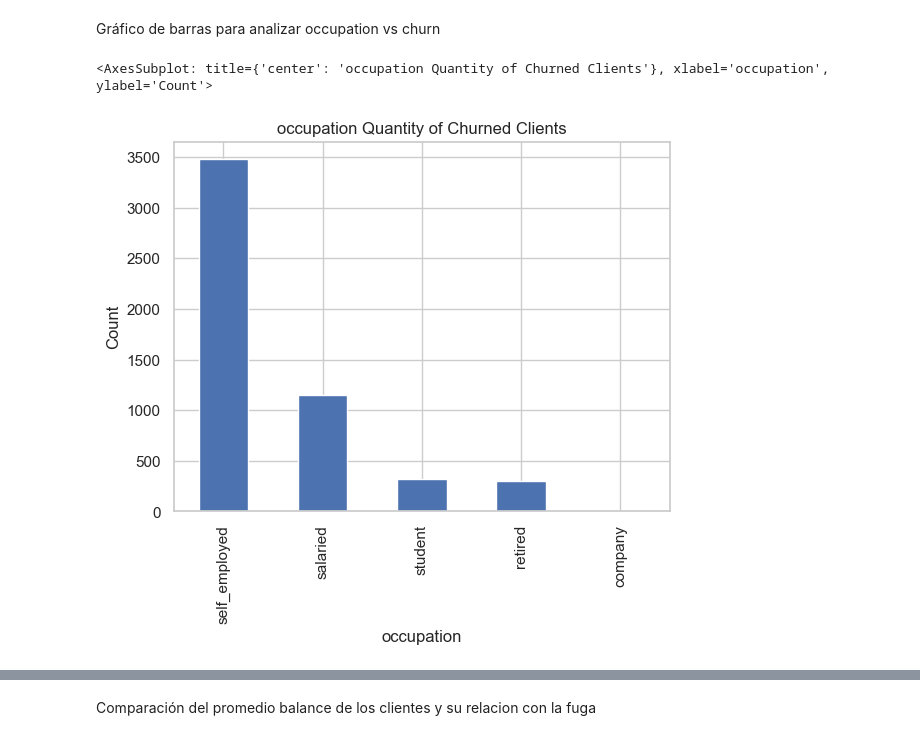
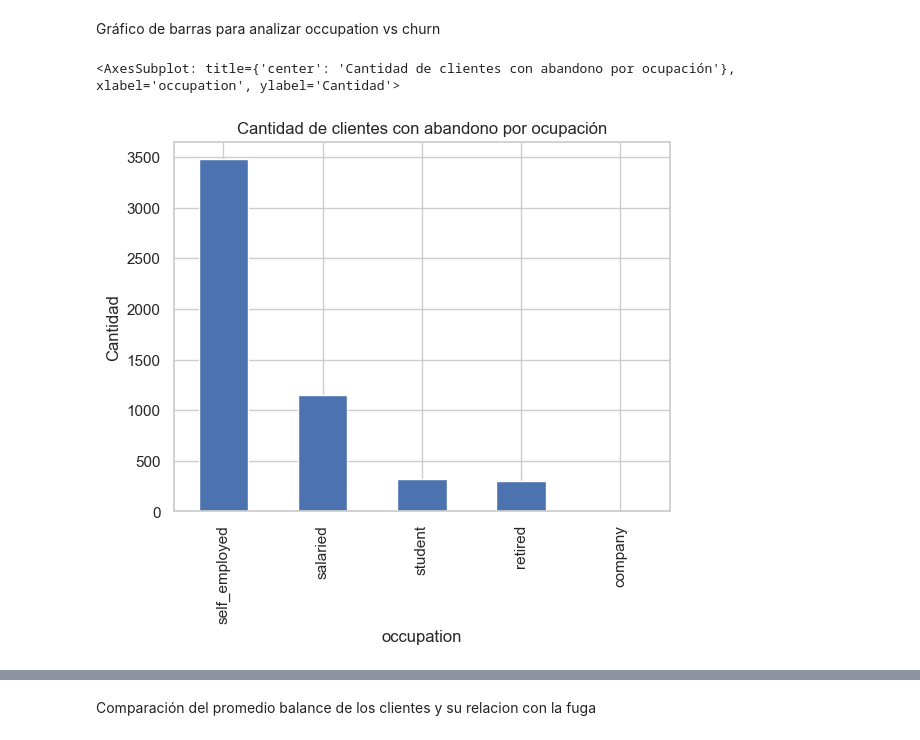
Before and after one commit to LuisBDev/Modelo-de-Prediccion-Fuga-de-Clientes-Banca-NJIT, a Jupyter notebook: Project_BankChurn_Classifier.ipynb, the cells around one changed output, grey strips where cells are left out. Cells and saved outputs as stored; diff of their text form; code cells hidden in the pictures.

```diff
--- a/Project_BankChurn_Classifier.ipynb
+++ b/Project_BankChurn_Classifier.ipynb
@@ -101,9 +127,9 @@ dependents_churned.plot(kind='bar', xlabel='Dependents', ylabel='Count', title='
 Gráfico de barras para analizar occupation vs churn
 # %%
 occupation_churned = churned_clients['occupation'].value_counts()
-occupation_churned.plot(kind='bar', xlabel='occupation', ylabel='Count', title='occupation Quantity of Churned Clients')
+occupation_churned.plot(kind='bar', xlabel='occupation', ylabel='Cantidad', title='Cantidad de clientes con abandono por ocupación')
 # %% [output]
-<AxesSubplot: title={'center': 'occupation Quantity of Churned Clients'}, xlabel='occupation', ylabel='Count'>
+<AxesSubplot: title={'center': 'Cantidad de clientes con abandono por ocupación'}, xlabel='occupation', ylabel='Cantidad'>
-[figure, old version]
+[figure, new version]
 # %%
 sns.countplot(x = 'occupation', hue = 'churn', data = df_clean)
```
Also changed, not shown: parts of 12 cells of this notebook, 1 other file.
